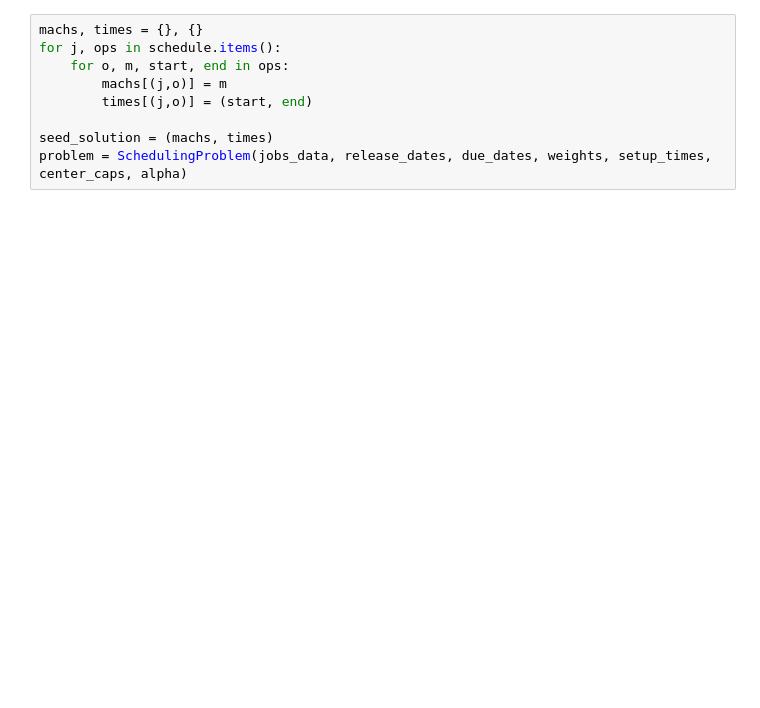
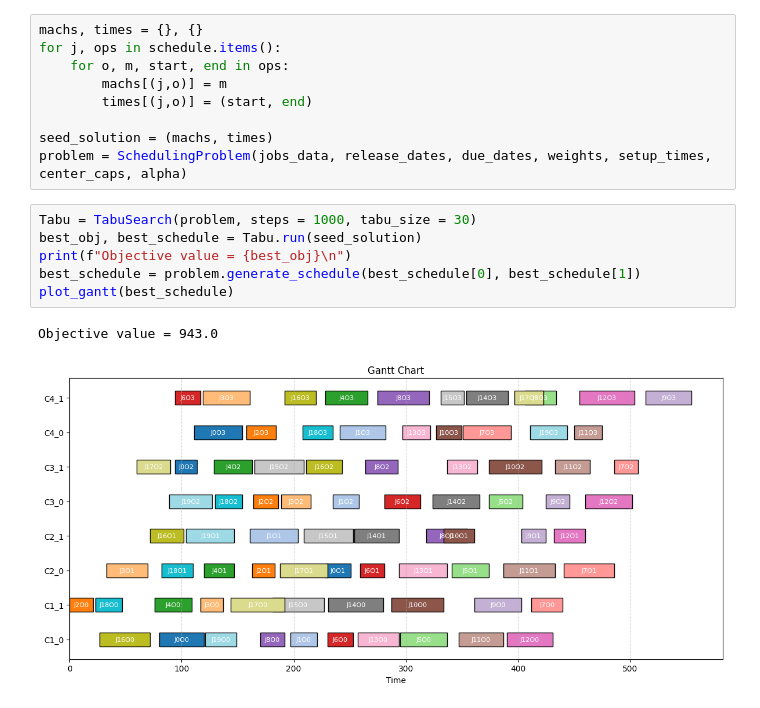
Before and after one commit to jmmchang/Flexible-Job-Shops, a Jupyter notebook: FJS.ipynb, the cells around one changed output. Saved outputs shown, nothing was run; the diff lists cells and outputs as text; blank space fills up the shorter version.

```diff
--- a/FJS.ipynb
+++ b/FJS.ipynb
@@ -34,4 +35,13 @@ for j, ops in schedule.items():
 
 seed_solution = (machs, times)
 problem = SchedulingProblem(jobs_data, release_dates, due_dates, weights, setup_times, center_caps, alpha)
+# %%
+Tabu = TabuSearch(problem, steps = 1000, tabu_size = 30)
+best_obj, best_schedule = Tabu.run(seed_solution)
+print(f"Objective value = {best_obj}\n")
+best_schedule = problem.generate_schedule(best_schedule[0], best_schedule[1])
+plot_gantt(best_schedule)
+# %% [output]
+Objective value = 943.0
+[figure, added]
 # %%
```
Also changed, not shown: parts of 4 cells of this notebook, 2 other files.
